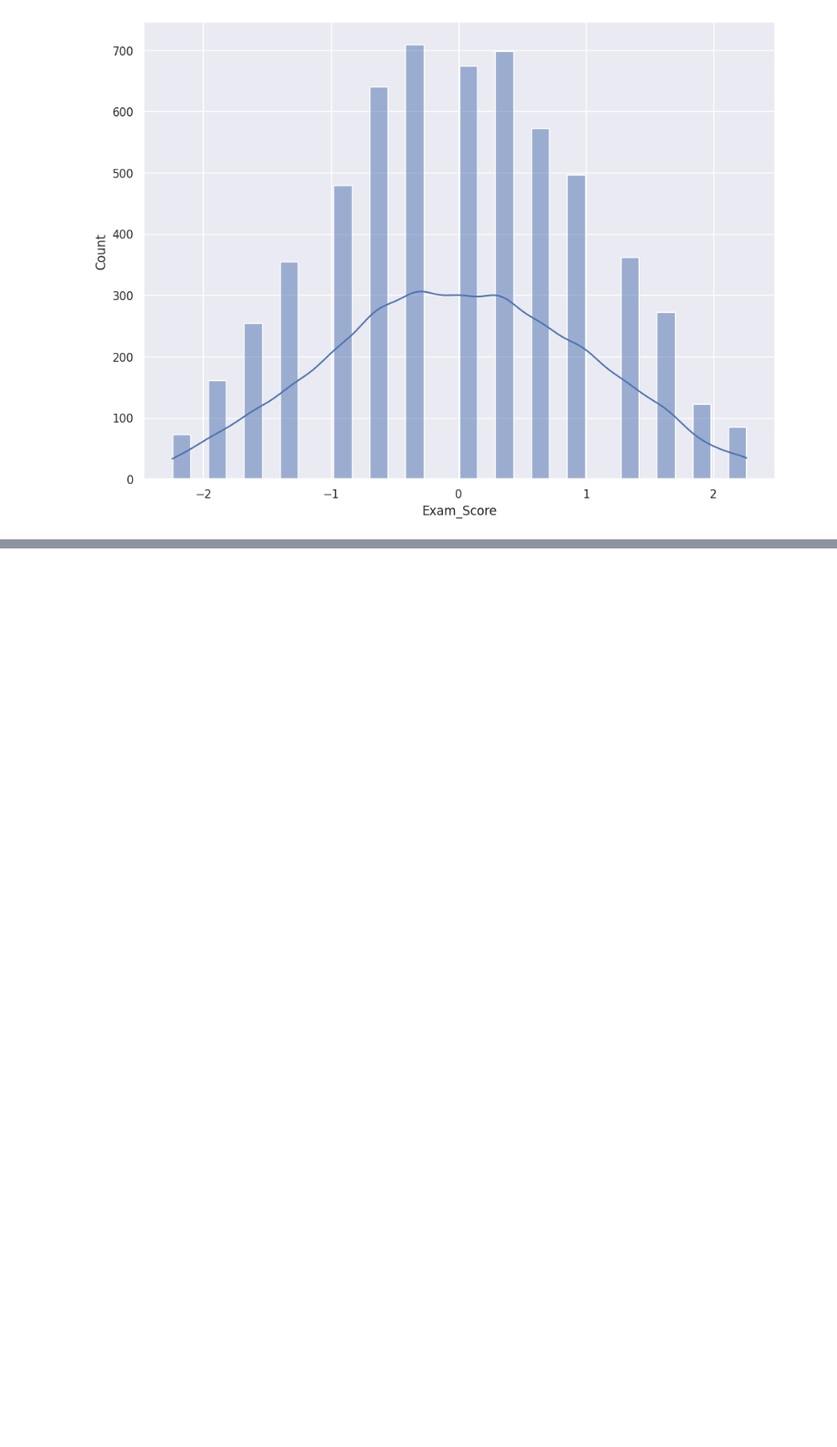
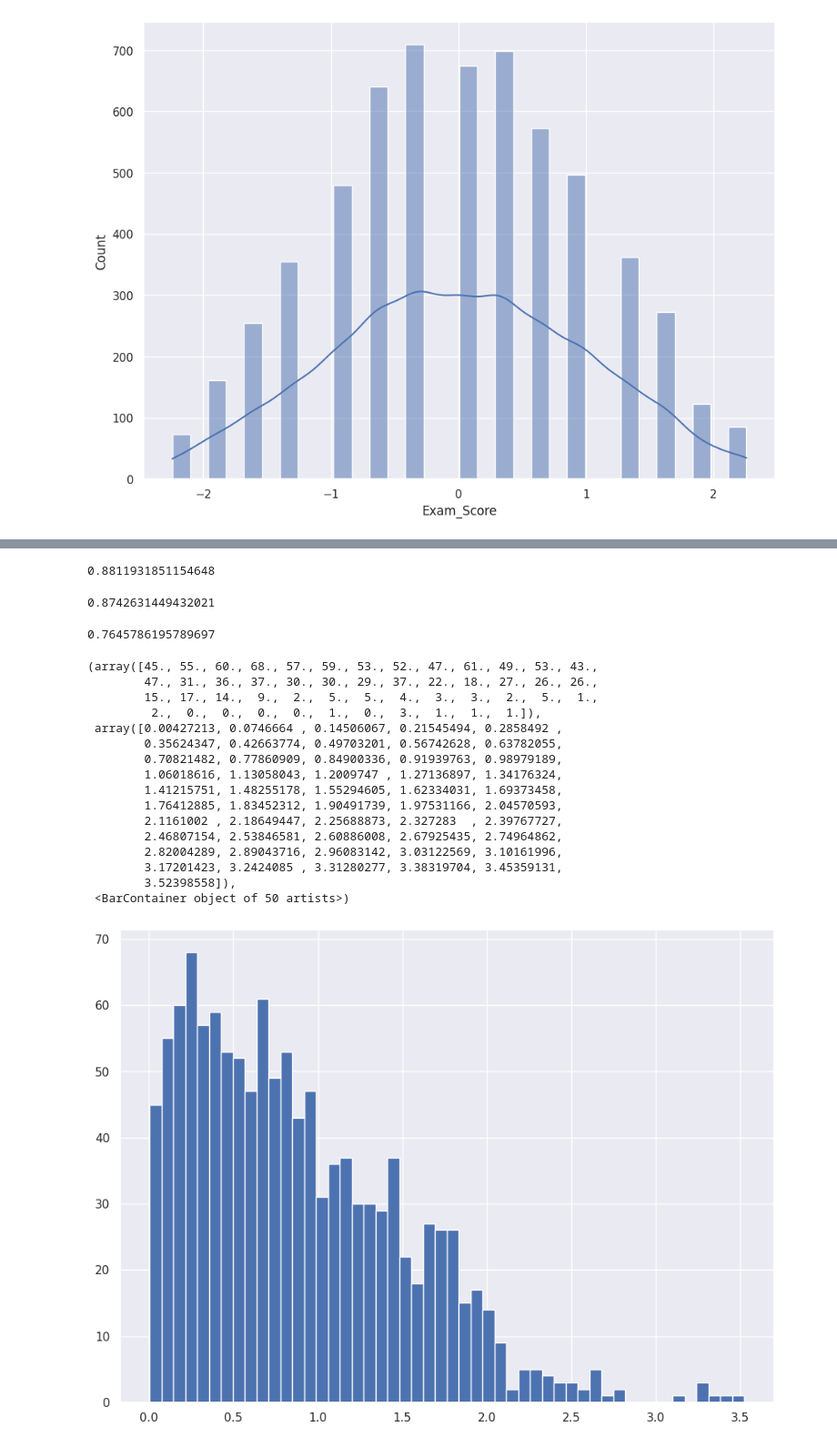
Before and after one commit to NohailaAitHammad/BRIEF_2_EduPredict, a Jupyter notebook: EDA.ipynb, the cells around one changed output, grey strips where cells are left out. Shown at 91% size. Cells and saved outputs as stored; diff of their text form; code cells hidden in the pictures; blank space fills up the shorter version.

```diff
--- a/EDA.ipynb
+++ b/EDA.ipynb
@@ -543,0 +886,2 @@ sns.histplot(result['Exam_Score'], kde=True)
+# %%
+svrcv.fit(x_train, y_train)
@@ -543,0 +896,4 @@ sns.histplot(result['Exam_Score'], kde=True)
+# %%
+best = svrcv.best_estimator_
+# %%
+Y = best.predict(x_test)
@@ -543,0 +908,8 @@ sns.histplot(result['Exam_Score'], kde=True)
+# %%
+best.score(x_test, y_test)
+# %% [output]
+0.8811931851154648
+# %%
+best.score(x_train, y_train)
+# %% [output]
+0.8742631449432021
@@ -543,0 +918,26 @@ sns.histplot(result['Exam_Score'], kde=True)
+# %%
+median_absolute_error(y_test, Y)
+# %% [output]
+0.7645786195789697
+# %%
+err = np.abs(y_test - Y)
+# %%
+plt.hist(err, bins=50)
+# %% [output]
+(array([45., 55., 60., 68., 57., 59., 53., 52., 47., 61., 49., 53., 43.,
+        47., 31., 36., 37., 30., 30., 29., 37., 22., 18., 27., 26., 26.,
+        15., 17., 14.,  9.,  2.,  5.,  5.,  4.,  3.,  3.,  2.,  5.,  1.,
+         2.,  0.,  0.,  0.,  0.,  1.,  0.,  3.,  1.,  1.,  1.]),
+ array([0.00427213, 0.0746664 , 0.14506067, 0.21545494, 0.2858492 ,
+        0.35624347, 0.42663774, 0.49703201, 0.56742628, 0.63782055,
+        0.70821482, 0.77860909, 0.84900336, 0.91939763, 0.98979189,
+        1.06018616, 1.13058043, 1.2009747 , 1.27136897, 1.34176324,
+        1.41215751, 1.48255178, 1.55294605, 1.62334031, 1.69373458,
+        1.76412885, 1.83452312, 1.90491739, 1.97531166, 2.04570593,
+        2.1161002 , 2.18649447, 2.25688873, 2.327283  , 2.39767727,
+        2.46807154, 2.53846581, 2.60886008, 2.67925435, 2.74964862,
+        2.82004289, 2.89043716, 2.96083142, 3.03122569, 3.10161996,
+        3.17201423, 3.2424085 , 3.31280277, 3.38319704, 3.45359131,
+        3.52398558]),
+ <BarContainer object of 50 artists>)
+[figure, added]
```
Also changed, not shown: parts of 89 cells of this notebook, 3 other files.
